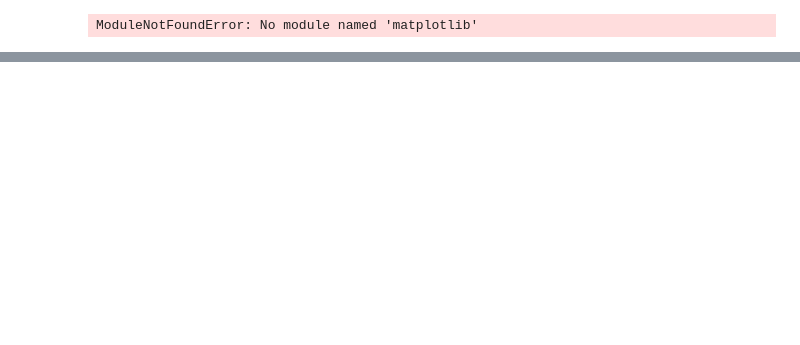
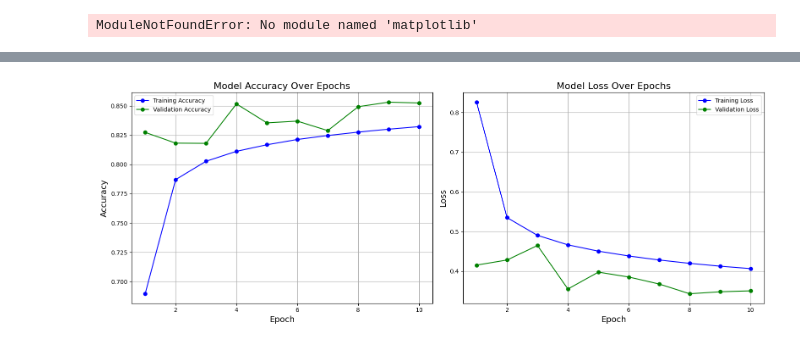
Before and after one commit to johnhomelander/ml-dl-hybrid-nids-model, a Jupyter notebook: Visualize-Results.ipynb, the cells around one changed output, grey strips where cells are left out. Drawn from its saved outputs; the diff is of its cells as text; code cells hidden in the pictures; blank space fills up the shorter version.

Commit message:
formatting notebook, creating visuals

```diff
--- a/Visualize-Results.ipynb
+++ b/Visualize-Results.ipynb
@@ -43,0 +103,39 @@ Dense layers: Fully connected layers for final classification.
+# %%
+import matplotlib.pyplot as plt
+
+# Data from your logs
+epochs = list(range(1, 11))
+
+accuracy = [0.6895, 0.7870, 0.8027, 0.8112, 0.8168, 0.8213, 0.8247, 0.8276, 0.8301, 0.8323]
+val_accuracy = [0.8274, 0.8182, 0.8180, 0.8517, 0.8355, 0.8370, 0.8289, 0.8493, 0.8532, 0.8525]
+
+loss = [0.8260, 0.5349, 0.4902, 0.4663, 0.4504, 0.4382, 0.4281, 0.4196, 0.4125, 0.4064]
+val_loss = [0.4152, 0.4281, 0.4646, 0.3550, 0.3975, 0.3852, 0.3675, 0.3430, 0.3480, 0.3503]
+
+# Plotting
+plt.figure(figsize=(16, 6))
+
+# Accuracy Plot
+plt.subplot(1, 2, 1)
+plt.plot(epochs, accuracy, 'b-o', label='Training Accuracy')
+plt.plot(epochs, val_accuracy, 'g-o', label='Validation Accuracy')
+plt.title('Model Accuracy Over Epochs', fontsize=16)
+plt.xlabel('Epoch', fontsize=14)
+plt.ylabel('Accuracy', fontsize=14)
+plt.legend()
+plt.grid(True)
+
+# Loss Plot
+plt.subplot(1, 2, 2)
+plt.plot(epochs, loss, 'b-o', label='Training Loss')
+plt.plot(epochs, val_loss, 'g-o', label='Validation Loss')
+plt.title('Model Loss Over Epochs', fontsize=16)
+plt.xlabel('Epoch', fontsize=14)
+plt.ylabel('Loss', fontsize=14)
+plt.legend()
+plt.grid(True)
+
+plt.tight_layout()
+plt.show()
+# %% [output]
+[figure, added]
```
Also changed, not shown: parts of 2 cells of this notebook, 3 other files.
